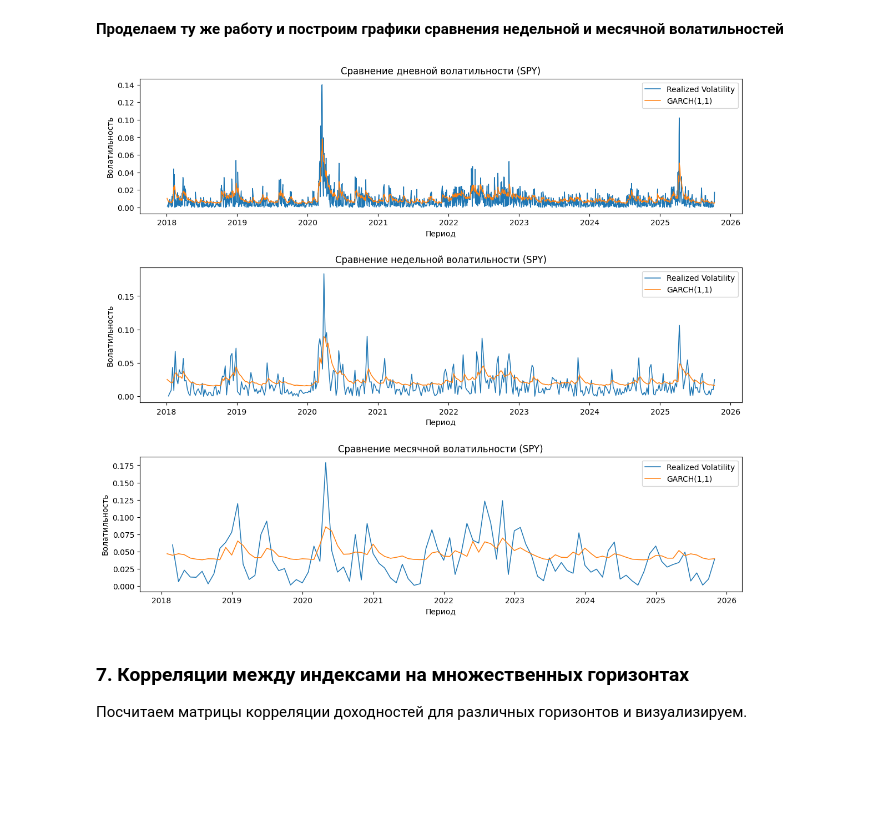
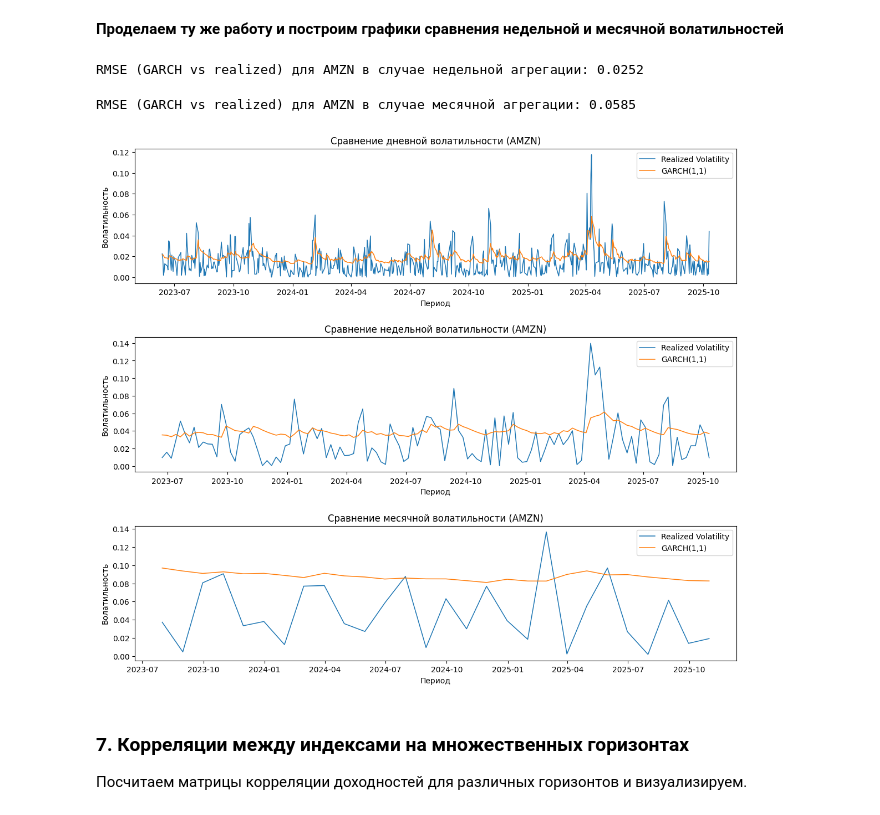
Before and after one commit to constsynth/university_study_projects, a Jupyter notebook: fin_math_course_project_multiple_horizons_volatility/multiple_horizions_volatility.ipynb, the cells around one changed output. Drawn from its saved outputs; the diff is of its cells as text; code cells hidden in the pictures; blank space fills up the shorter version.

```diff
--- a/fin_math_course_project_multiple_horizons_volatility/multiple_horizions_volatility.ipynb
+++ b/fin_math_course_project_multiple_horizons_volatility/multiple_horizions_volatility.ipynb
@@ -173,8 +208,8 @@ garch_vols.head()
 # %%
-# Сравнение predicted vs realized для одного тикера - пример для SPY
-ticker_example = 'SPY'
+# Сравнение predicted vs realized для одного тикера - пример для AMZN
+ticker_example = 'AMZN'
 df_cmp = pd.DataFrame({
-    'realized_rv': rv_daily[ticker_example],
+    'realized_rv': rv_daily[ticker_example][-test_size:],
     'garch_vol': garch_vols[ticker_example]
 }).dropna()
 
@@ -202,38 +237,52 @@ logret_month = aggregate_returns(logret, horizon='monthly')
 # %%
 rv_week = realized_volatility(logret_week, window=2)  # недельное скользящее окно
 rv_month = realized_volatility(logret_month, window=2) # месячное скользящее окно
+# %%
+test_size_week = int(0.3 * len(rv_week))
+# %%
+test_size_month = int(0.3 * len(rv_month))
 # %%
 # Для сравнения: обучим GARCH заново на агрегированных недельных доходностях (пример для одного тикера)
-res_week, out_week = fit_garch_and_predict(logret_week[ticker_example], reindex_to=rv_week.index)
-res_month, out_month = fit_garch_and_predict(logret_month[ticker_example], reindex_to=rv_month.index)
+res_week, out_week = fit_garch_and_predict(logret_week[ticker_example], test_size=test_size_week, index=rv_week.index[-test_size_week:])
+res_month, out_month = fit_garch_and_predict(logret_month[ticker_example], test_size=test_size_month, index=rv_month.index[-test_size_month:])
+# %%
+rmse_garch = np.sqrt(mean_squared_error(rv_week[ticker_example][-test_size_week:], out_week['cond_vol']))
+print(f'RMSE (GARCH vs realized) для {ticker_example} в случае недельной агрегации: {rmse_garch:.4f}')
+# %% [output]
+RMSE (GARCH vs realized) для AMZN в случае недельной агрегации: 0.0252
+# %%
+rmse_garch = np.sqrt(mean_squared_error(rv_week[ticker_example][-test_size_month:], out_month['cond_vol']))
+print(f'RMSE (GARCH vs realized) для {ticker_example} в случае месячной агрегации: {rmse_garch:.4f}')
+# %% [output]
+RMSE (GARCH vs realized) для AMZN в случае месячной агрегации: 0.0585
 # %%
 fig, axes = plt.subplots(3, 1, figsize=(14, 12), sharey=False)
 plt.subplots_adjust(hspace=0.4)
 
-axes[0].plot(rv_daily.index, rv_daily[ticker_example], label='Realized Volatility', linewidth=1.1)
+axes[0].plot(rv_daily.index[-test_size:], rv_daily[ticker_example][-test_size:], label='Realized Volatility', linewidth=1.1)
 axes[0].plot(garch_vols.index, garch_vols[ticker_example], label='GARCH(1,1)', linewidth=1.1)
 axes[0].set_title(f'Сравнение дневной волатильности ({ticker_example})')
 axes[0].set_ylabel('Волатильность')
 axes[0].set_xlabel('Период')
 axes[0].legend()
 
-axes[1].plot(rv_week.index, rv_week[ticker_example], label='Realized Volatility', linewidth=1.1)
+axes[1].plot(rv_week.index[-test_size_week:], rv_week[ticker_example][-test_size_week:], label='Realized Volatility', linewidth=1.1)
 axes[1].plot(out_week.index, out_week['cond_vol'], label='GARCH(1,1)', linewidth=1.1)
 axes[1].set_title(f'Сравнение недельной волатильности ({ticker_example})')
 axes[1].set_ylabel('Волатильность')
 axes[1].set_xlabel('Период')
 axes[1].legend()
 
-axes[2].plot(rv_month.index, rv_month[ticker_example], label='Realized Volatility', linewidth=1.1)
+axes[2].plot(rv_month.index[-test_size_month:], rv_month[ticker_example][-test_size_month:], label='Realized Volatility', linewidth=1.1)
 axes[2].plot(out_month.index, out_month['cond_vol'], label='GARCH(1,1)', linewidth=1.1)
 axes[2].set_title(f'Сравнение месячной волатильности ({ticker_example})')
 axes[2].set_ylabel('Волатильность')
 axes[2].set_xlabel('Период')
 axes[2].legend()
 
 plt.show()
 # %% [output]
-[figure, old version]
+[figure, new version]
 # %% [markdown]
 ### 7. Корреляции между индексами на множественных горизонтах
 Посчитаем матрицы корреляции доходностей для различных горизонтов и визуализируем.
```
Also changed, not shown: parts of 11 cells of this notebook.
